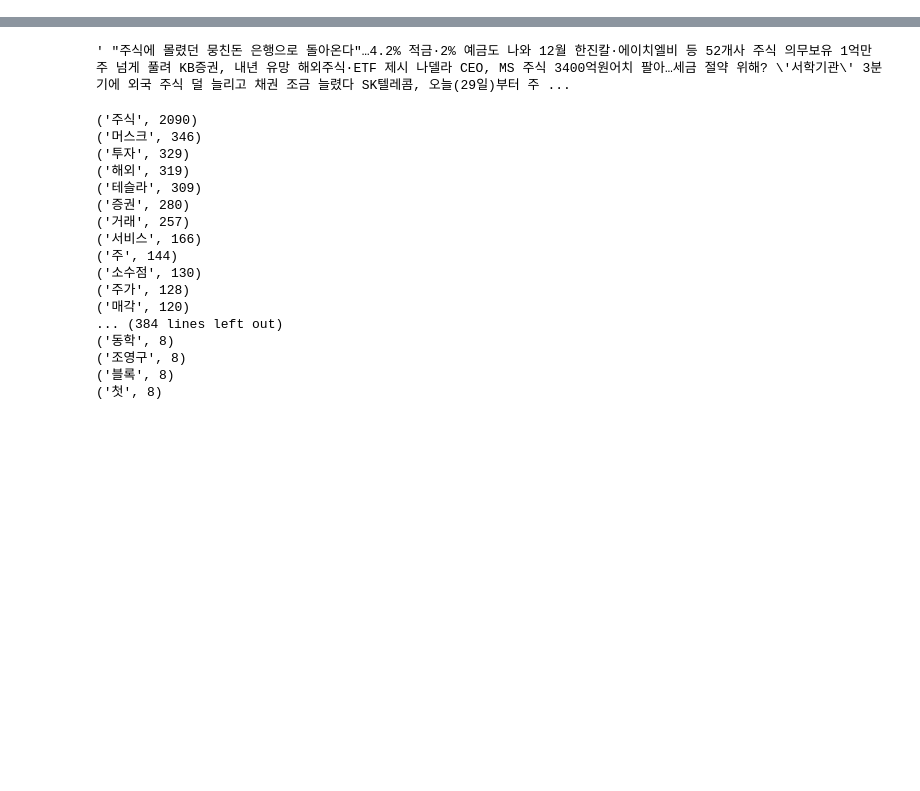
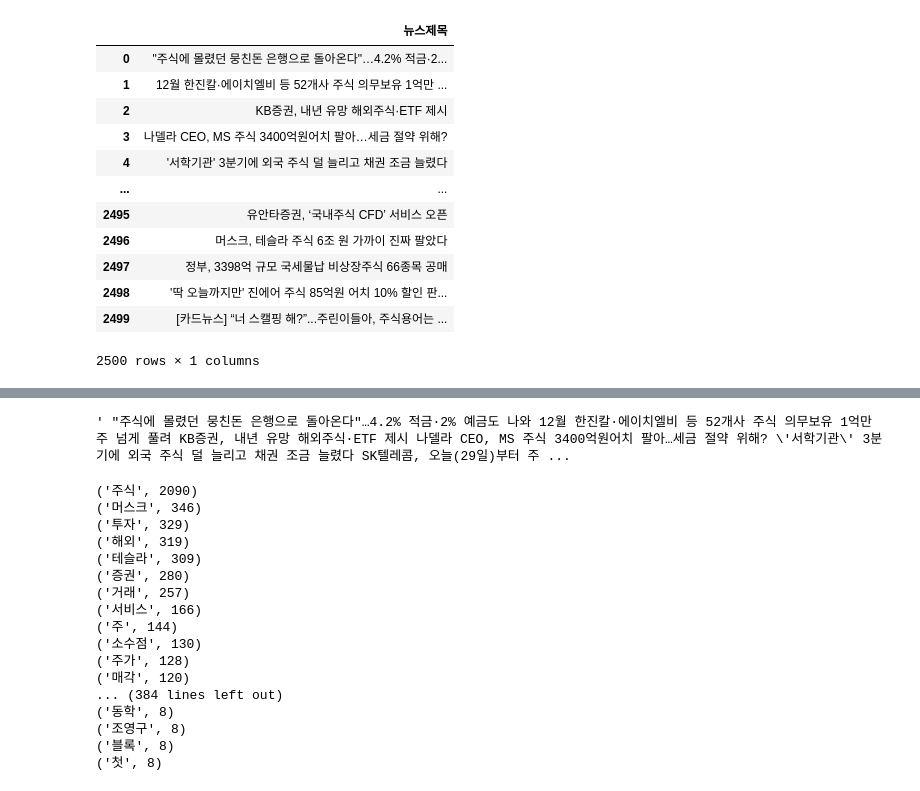
Before and after one commit to taeilkeemm/for-data-study, a Jupyter notebook: 단어분석.ipynb, the cells around one changed output, grey strips where cells are left out. Drawn from its saved outputs; the diff is of its cells as text; code cells hidden in the pictures; blank space fills up the shorter version.

```diff
--- a/단어분석.ipynb
+++ b/단어분석.ipynb
@@ -5,6 +5,22 @@ import pandas as pd
 import numpy as np
 # %%
 df = pd.read_excel('네이버뉴스_주식_뉴스제목.xlsx')
+# %%
+df
+# %% [output]
+|  | 뉴스제목 |
+| 0 | "주식에 몰렸던 뭉친돈 은행으로 돌아온다"…4.2% 적금·2... |
+| 1 | 12월 한진칼·에이치엘비 등 52개사 주식 의무보유 1억만 ... |
+| 2 | KB증권, 내년 유망 해외주식·ETF 제시 |
+| 3 | 나델라 CEO, MS 주식 3400억원어치 팔아…세금 절약 위해? |
+| 4 | '서학기관' 3분기에 외국 주식 덜 늘리고 채권 조금 늘렸다 |
+| ... | ... |
+| 2495 | 유안타증권, ‘국내주식 CFD’ 서비스 오픈 |
+| 2496 | 머스크, 테슬라 주식 6조 원 가까이 진짜 팔았다 |
+| 2497 | 정부, 3398억 규모 국세물납 비상장주식 66종목 공매 |
+| 2498 | '딱 오늘까지만' 진에어 주식 85억원 어치 10% 할인 판... |
+| 2499 | [카드뉴스] “너 스캘핑 해?”...주린이들아, 주식용어는 ... |
+2500 rows × 1 columns
 # %%
 ! pip install konlpy
 # %% [output]
```
Also changed, not shown: parts of 15 cells of this notebook.
